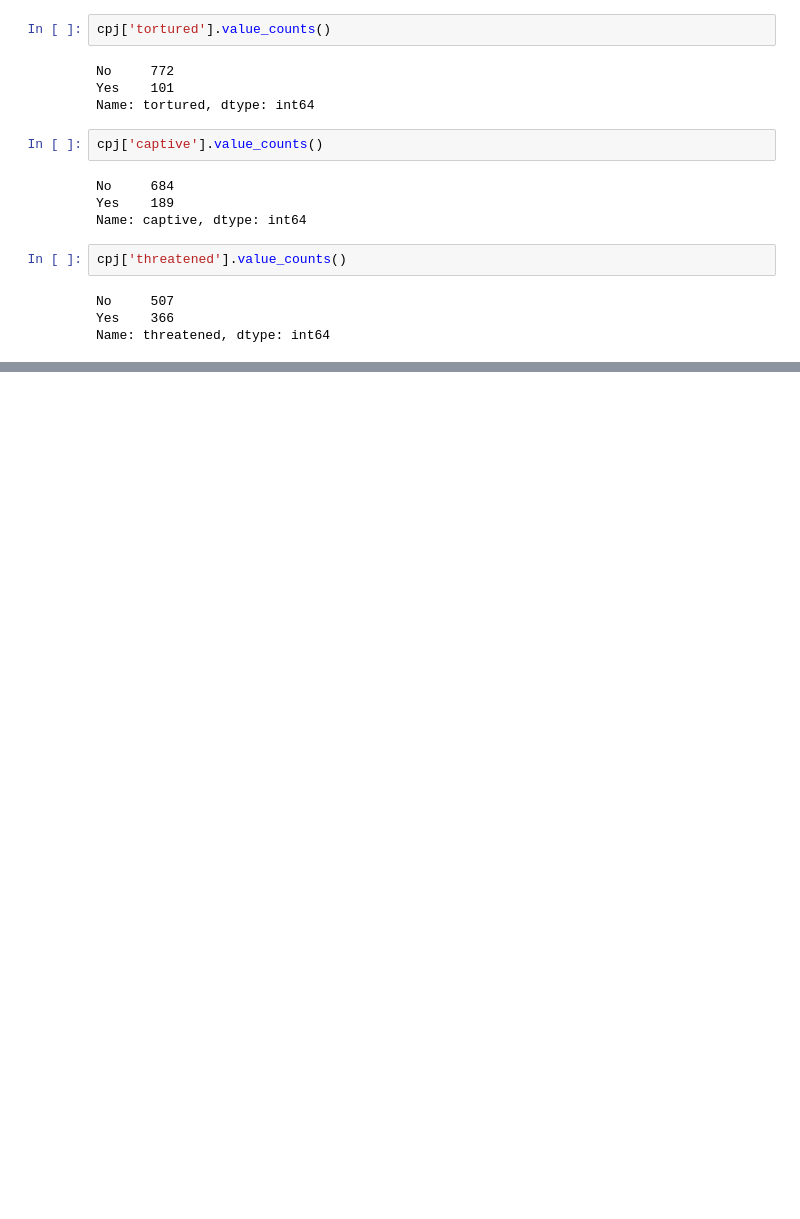
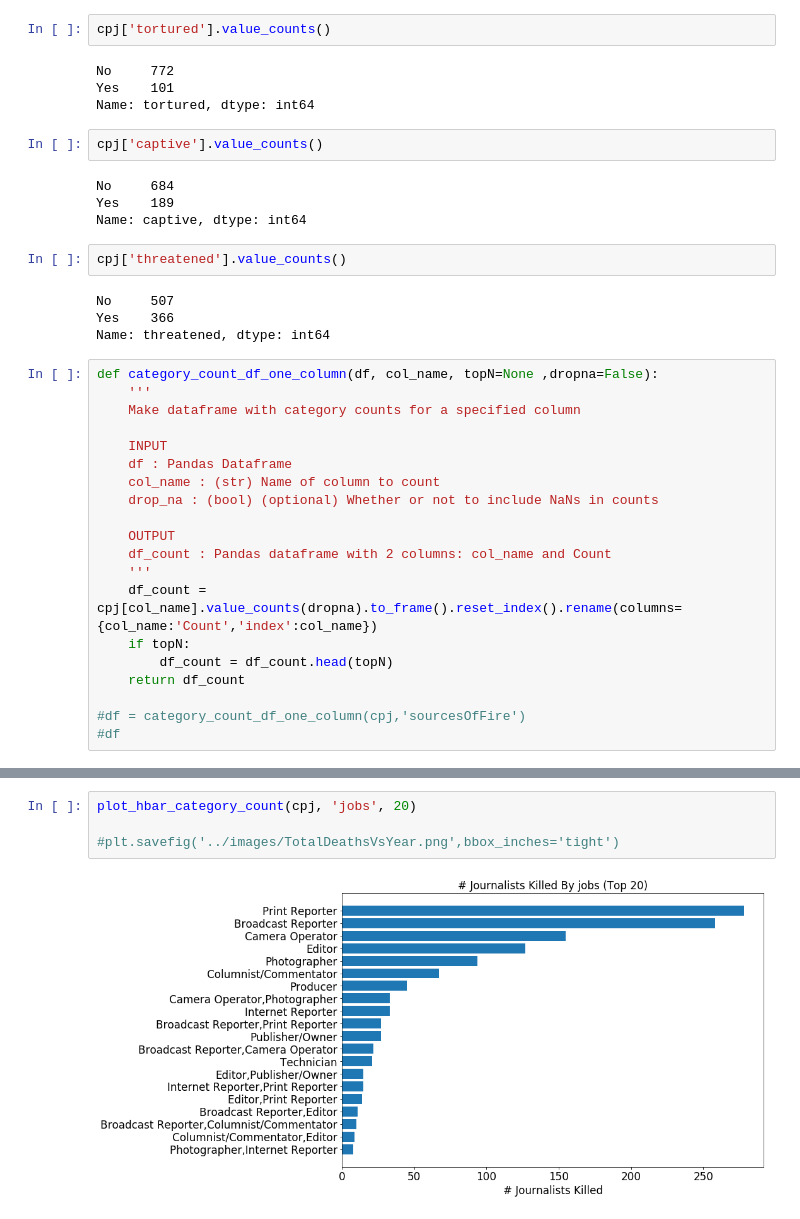
Before and after one commit to andypicke/Journalists-Under-Fire, a Jupyter notebook: notebooks/CPJ_Journalists_Killed_EDA.ipynb, the cells around one changed output, grey strips where cells are left out. Saved outputs shown, nothing was run; the diff lists cells and outputs as text; blank space fills up the shorter version.

```diff
--- a/notebooks/CPJ_Journalists_Killed_EDA.ipynb
+++ b/notebooks/CPJ_Journalists_Killed_EDA.ipynb
@@ -437,3 +436,23 @@ cpj['threatened'].value_counts()
 No     507
 Yes    366
 Name: threatened, dtype: int64
+# %%
+def category_count_df_one_column(df, col_name, topN=None ,dropna=False):
+    '''
+    Make dataframe with category counts for a specified column
+
+    INPUT
+    df : Pandas Dataframe
+    col_name : (str) Name of column to count
+    drop_na : (bool) (optional) Whether or not to include NaNs in counts
+
+    OUTPUT
+    df_count : Pandas dataframe with 2 columns: col_name and Count
+    '''
+    df_count = cpj[col_name].value_counts(dropna).to_frame().reset_index().rename(columns={col_name:'Count','index':col_name})
+    if topN:
+        df_count = df_count.head(topN)
+    return df_count
+
+#df = category_count_df_one_column(cpj,'sourcesOfFire')
+#df
@@ -451,3 +486,9 @@ ax.set_title('# Journalists Killed Per Year')
 plt.savefig('../images/TotalDeathsVsYear.png',bbox_inches='tight')
 # %% [output]
 [figure]
+# %%
+plot_hbar_category_count(cpj, 'jobs', 20)
+
+#plt.savefig('../images/TotalDeathsVsYear.png',bbox_inches='tight')
+# %% [output]
+[figure, added]
```
Also changed, not shown: parts of 24 cells of this notebook.
